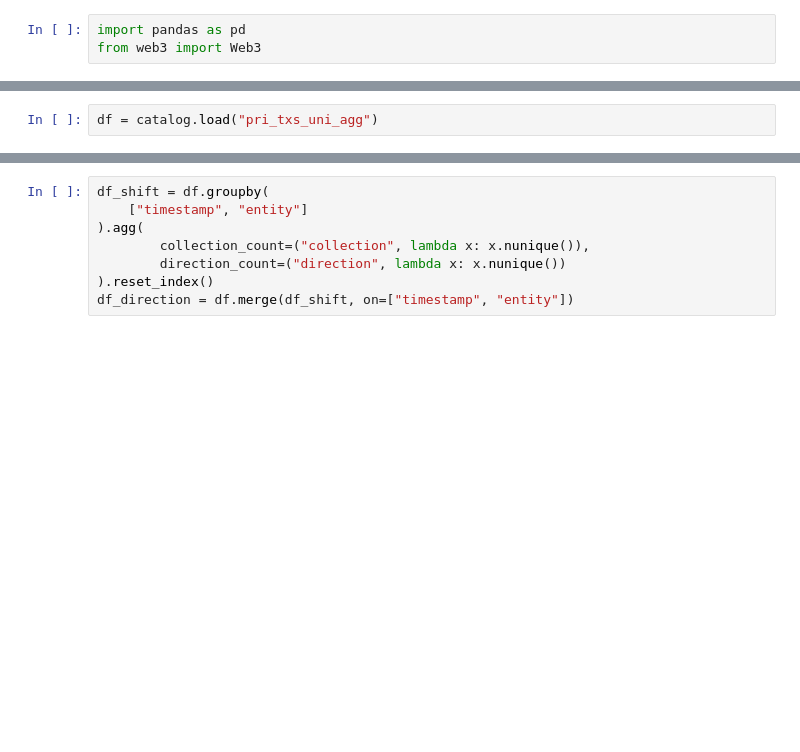
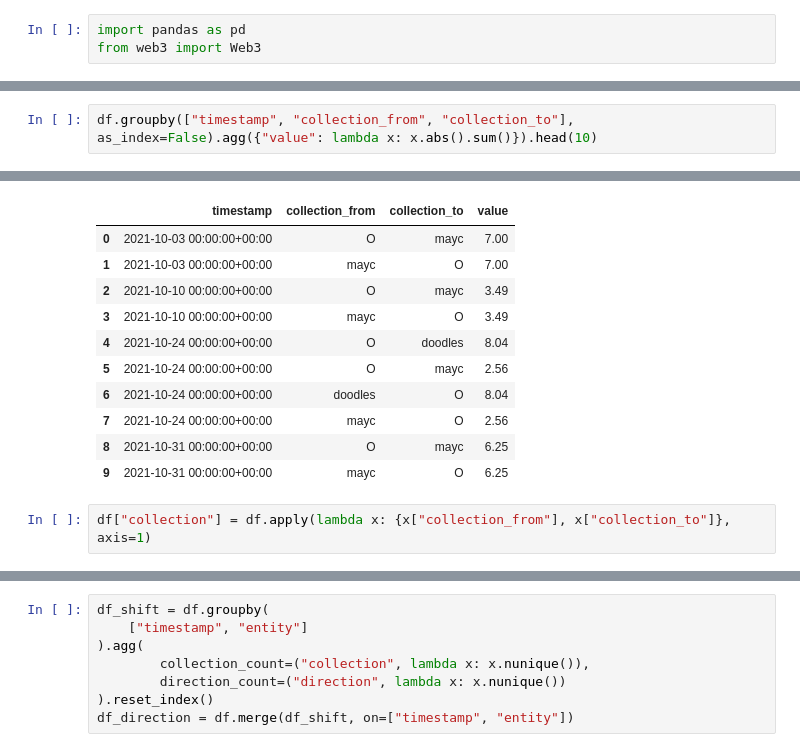
Before and after one commit to craycrayfish/NetworkFT, a Jupyter notebook: notebooks/playground.ipynb, the cells around one changed output, grey strips where cells are left out. Drawn from its saved outputs; the diff is of its cells as text; blank space fills up the shorter version.

```diff
--- a/notebooks/playground.ipynb
+++ b/notebooks/playground.ipynb
@@ -33,3 +71,3 @@ df[(df["collection_from"] != "O") & (df["collection_to"] != "O")]
 # %%
-df = catalog.load("pri_txs_uni_agg")
+df.groupby(["timestamp", "collection_from", "collection_to"], as_index=False).agg({"value": lambda x: x.abs().sum()}).head(10)
 # %% [output]
@@ -36,0 +74,13 @@ df = catalog.load("pri_txs_uni_agg")
+|  | timestamp | collection_from | collection_to | value |
+| 0 | 2021-10-03 00:00:00+00:00 | O | mayc | 7.00 |
+| 1 | 2021-10-03 00:00:00+00:00 | mayc | O | 7.00 |
+| 2 | 2021-10-10 00:00:00+00:00 | O | mayc | 3.49 |
+| 3 | 2021-10-10 00:00:00+00:00 | mayc | O | 3.49 |
+| 4 | 2021-10-24 00:00:00+00:00 | O | doodles | 8.04 |
+| 5 | 2021-10-24 00:00:00+00:00 | O | mayc | 2.56 |
+| 6 | 2021-10-24 00:00:00+00:00 | doodles | O | 8.04 |
+| 7 | 2021-10-24 00:00:00+00:00 | mayc | O | 2.56 |
+| 8 | 2021-10-31 00:00:00+00:00 | O | mayc | 6.25 |
+| 9 | 2021-10-31 00:00:00+00:00 | mayc | O | 6.25 |
+# %%
+df["collection"] = df.apply(lambda x: {x["collection_from"], x["collection_to"]}, axis=1)
```
Also changed, not shown: parts of 13 cells of this notebook, 13 other files.
